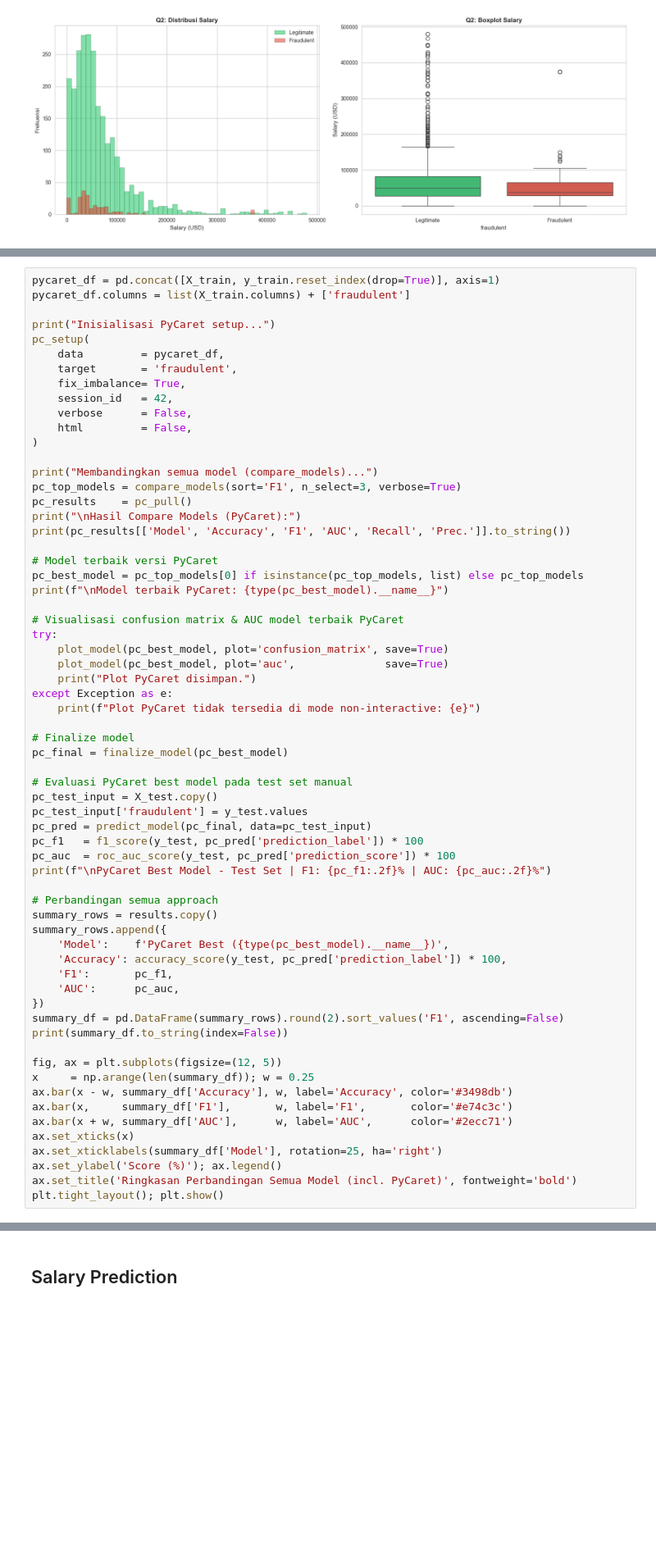
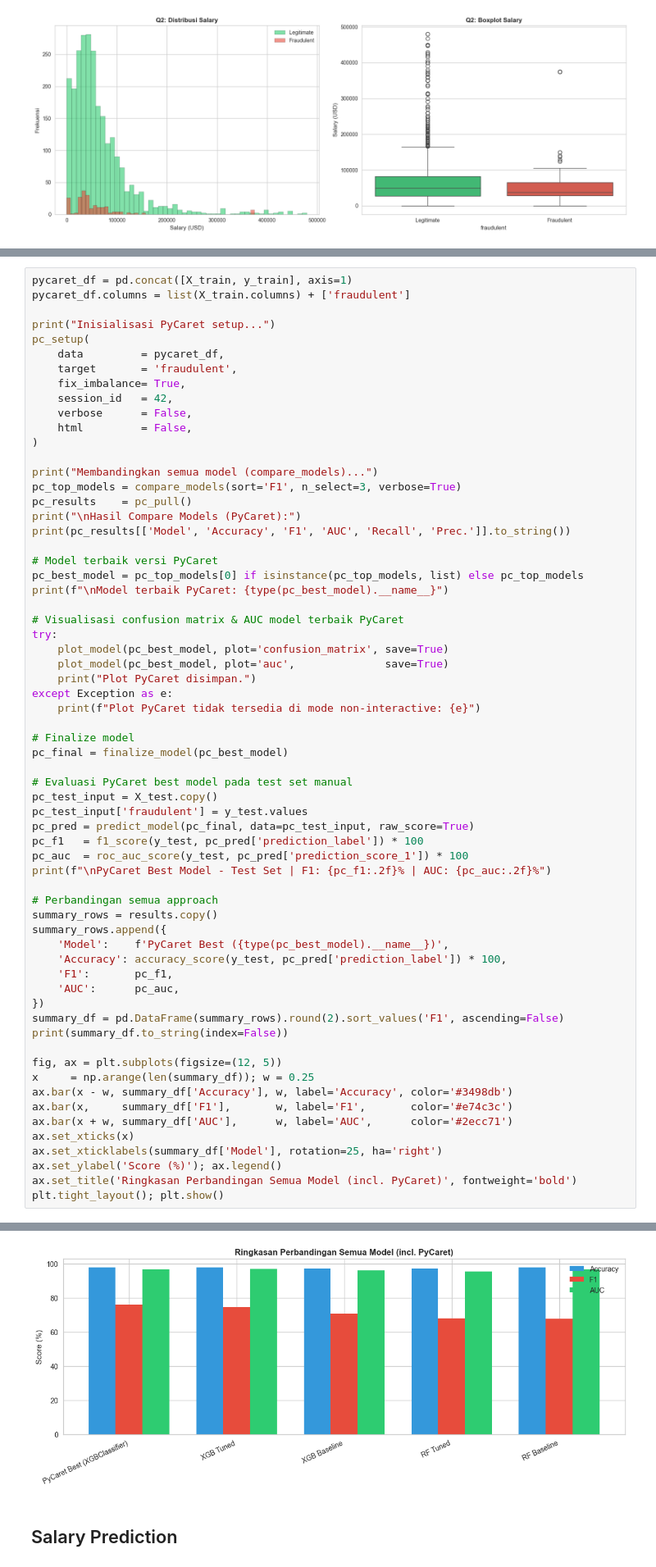
Before and after one commit to EMIGRIA/Team-DS, a Jupyter notebook: notebook.ipynb, the cells around one changed output, grey strips where cells are left out. Shown at 82% size. Cells and saved outputs as stored; diff of their text form; blank space fills up the shorter version.

Commit message:
fix: Memperbaiki error ValueError akibat perbedaan index saat pd.concat

```diff
--- a/notebook.ipynb
+++ b/notebook.ipynb
@@ -726,5 +734,5 @@ XGB Baseline     97.44 73.27 96.10
 # %%
-pycaret_df = pd.concat([X_train, y_train.reset_index(drop=True)], axis=1)
+pycaret_df = pd.concat([X_train, y_train], axis=1)
 pycaret_df.columns = list(X_train.columns) + ['fraudulent']
 
 print("Inisialisasi PyCaret setup...")
@@ -761,9 +769,9 @@ pc_final = finalize_model(pc_best_model)
 # Evaluasi PyCaret best model pada test set manual
 pc_test_input = X_test.copy()
 pc_test_input['fraudulent'] = y_test.values
-pc_pred = predict_model(pc_final, data=pc_test_input)
+pc_pred = predict_model(pc_final, data=pc_test_input, raw_score=True)
 pc_f1   = f1_score(y_test, pc_pred['prediction_label']) * 100
-pc_auc  = roc_auc_score(y_test, pc_pred['prediction_score']) * 100
+pc_auc  = roc_auc_score(y_test, pc_pred['prediction_score_1']) * 100
 print(f"\nPyCaret Best Model - Test Set | F1: {pc_f1:.2f}% | AUC: {pc_auc:.2f}%")
 
 # Perbandingan semua approach
@@ -793,3 +818,4 @@ ValueError: 2812 missing values found in the target column: fraudulent. To proce
+[figure, added]
 # %% [markdown]
 ## Salary Prediction
 # %%
```
Also changed, not shown: parts of 27 cells of this notebook.
